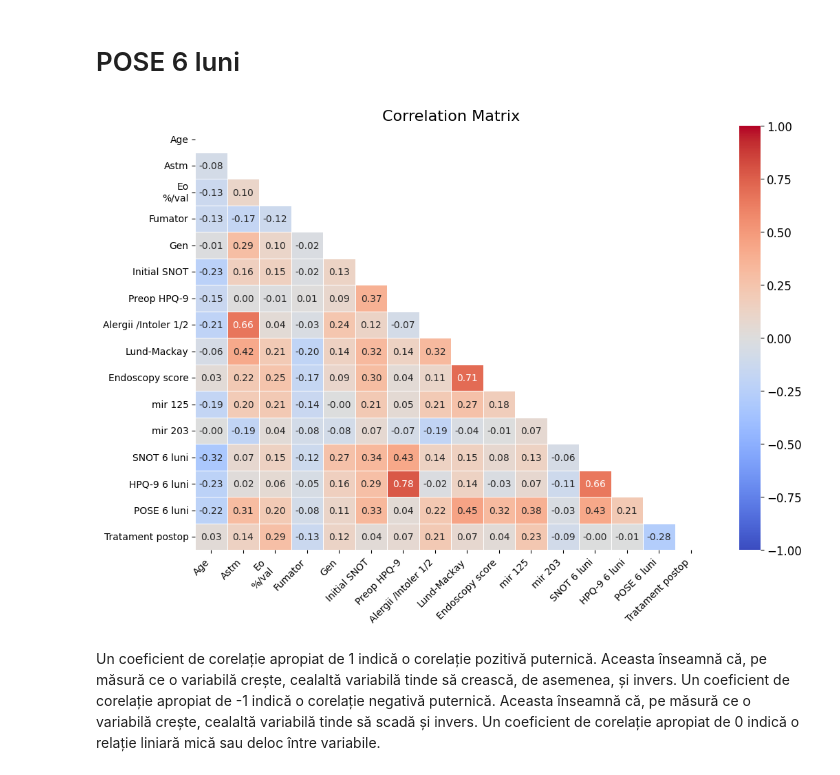
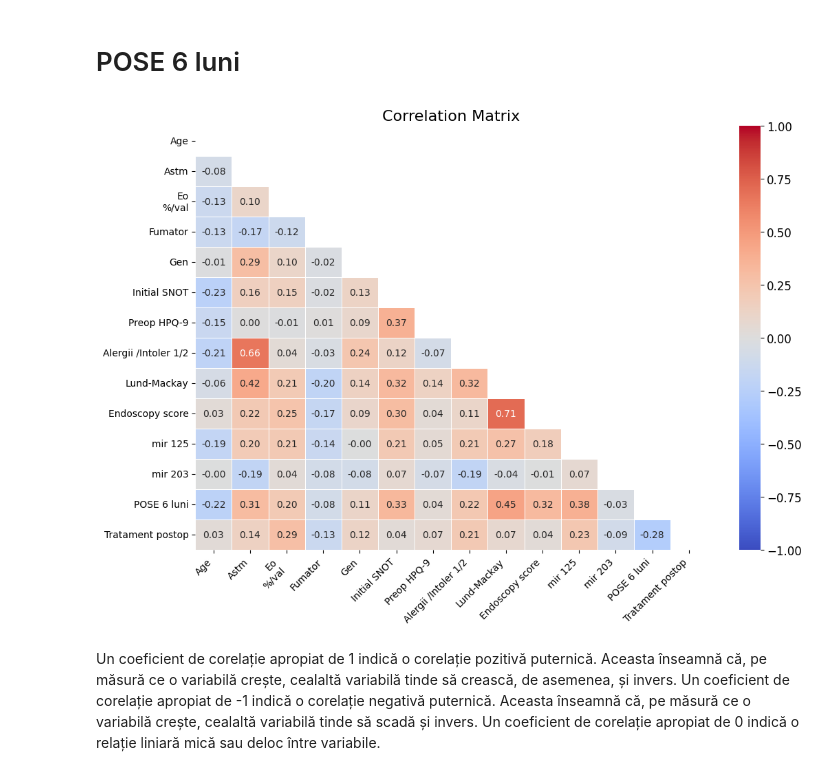
Before and after one commit to Ana-AlexandraSandu/Disertatie_CRSwNP, a Jupyter notebook: app/disertatie_iteratie1.ipynb, the cells around one changed output. Cells and saved outputs as stored; diff of their text form; code cells hidden in the pictures.

```diff
--- a/app/disertatie_iteratie1.ipynb
+++ b/app/disertatie_iteratie1.ipynb
@@ -223,32 +225,32 @@ plt.show()
 # %%
 # Calculați matricea de corelație
 corr_matrix = data[['Age', 'Astm', 'Eo\n%/val', 'Fumator', 'Gen', 'Initial SNOT', 'Preop HPQ-9', 'Alergii /Intoler 1/2',
-                  'Lund-Mackay', 'Endoscopy score', 'mir 125', 'mir 203', 'SNOT 6 luni', 'HPQ-9 6 luni', 'POSE 6 luni', 'Tratament postop']].corr()
+                  'Lund-Mackay', 'Endoscopy score', 'mir 125', 'mir 203', 'POSE 6 luni','Tratament postop']].corr()
 
 # Generați o mască(mask) pentru triunghiul superior
 mask = np.triu(np.ones_like(corr_matrix, dtype=bool))
 
 # Configurati matplotlib figure
 plt.figure(figsize=(12, 8))
 
 #Desenam heatmap cu masca și corelam raportul aspect ratio
 heatmap = sns.heatmap(corr_matrix, mask=mask, annot=True, fmt=".2f", cmap="coolwarm", vmin=-1, vmax=1, linewidths=0.5)
 
 # Adaugam un titlu
 plt.title('Correlation Matrix', fontsize=16)
 
 # Rotitim etichetele pe axa x pentru o mai bună lizibilitate
 heatmap.set_xticklabels(heatmap.get_xticklabels(), rotation=45, horizontalalignment='right')
 
 # Adaugam color bar
 colorbar = heatmap.collections[0].colorbar
 colorbar.ax.tick_params(labelsize=12)
 
 # Vizualizare
 #plt.tight_layout()
 plt.show()
 # %% [output]
-[figure, old version]
+[figure, new version]
 # %% [markdown]
 Un coeficient de corelație apropiat de 1 indică o corelație pozitivă puternică. Aceasta înseamnă că, pe măsură ce o variabilă crește, cealaltă variabilă tinde să crească, de asemenea, și invers. Un coeficient de corelație apropiat de -1 indică o corelație negativă puternică. Aceasta înseamnă că, pe măsură ce o variabilă crește, cealaltă variabilă tinde să scadă și invers. Un coeficient de corelație apropiat de 0 indică o relație liniară mică sau deloc între variabile.
 # %% [markdown]
```
Also changed, not shown: parts of 30 cells of this notebook, 4 other files.
